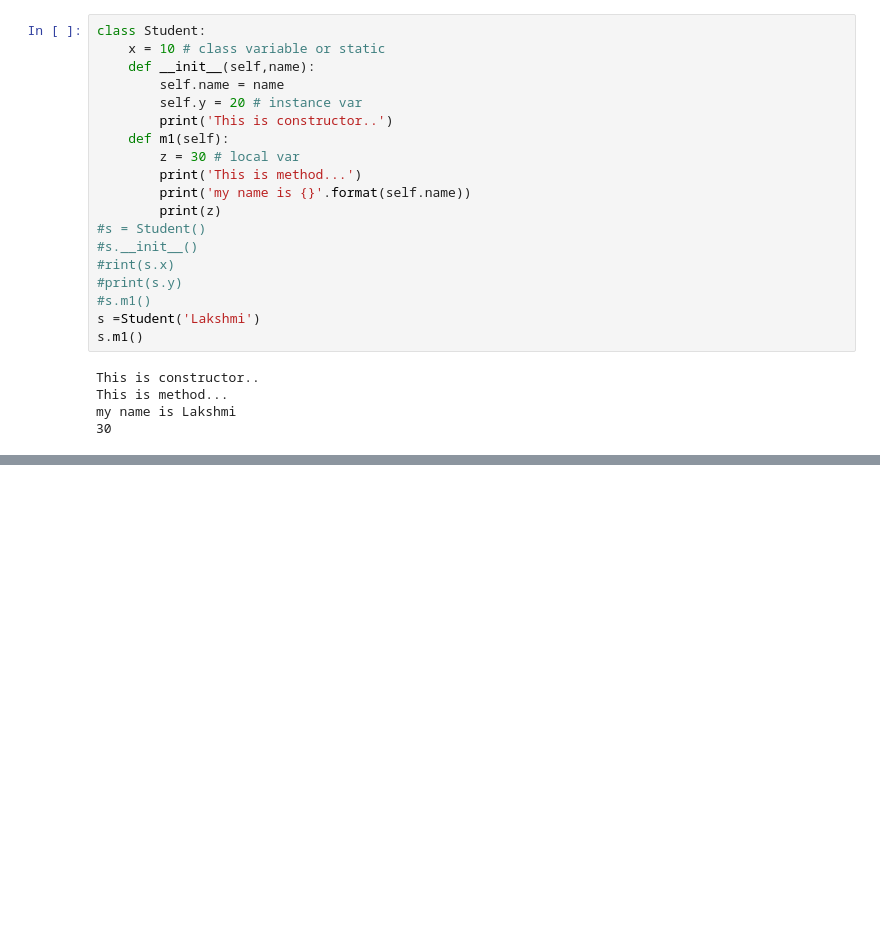
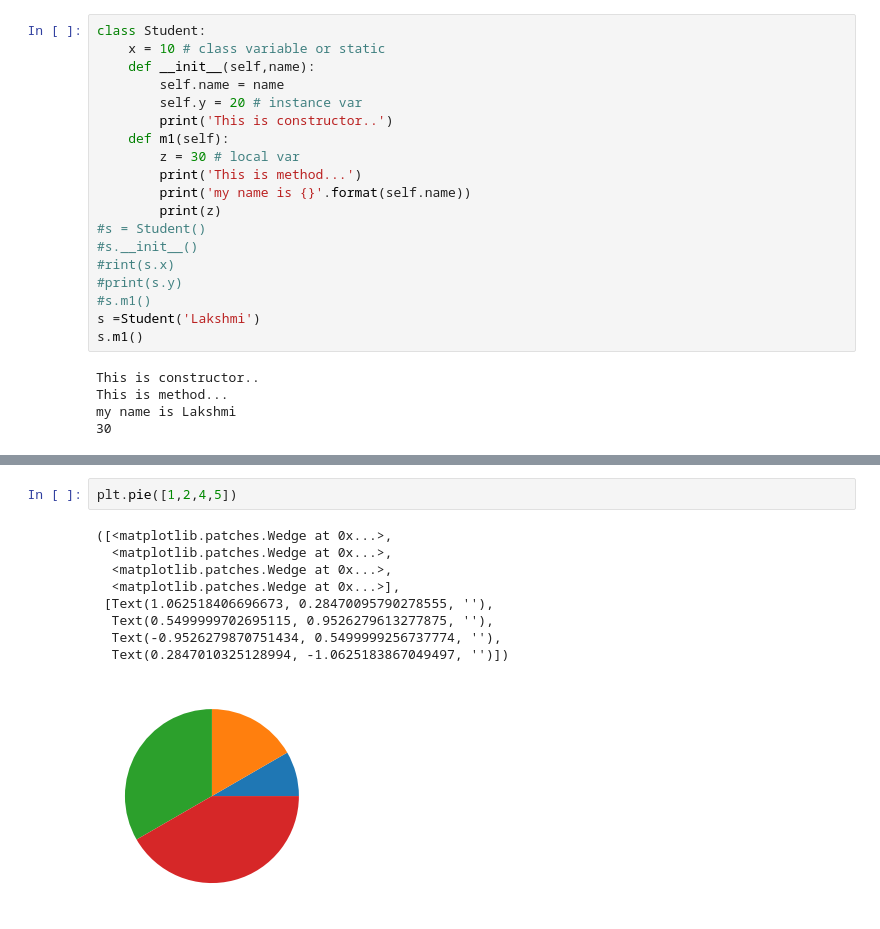
Before and after one commit to lovelylakshmi/python_workshop, a Jupyter notebook: Day-5.ipynb, the cells around one changed output, grey strips where cells are left out. Drawn from its saved outputs; the diff is of its cells as text; blank space fills up the shorter version.

```diff
--- a/Day-5.ipynb
+++ b/Day-5.ipynb
@@ -429,0 +506,12 @@ my name is Lakshmi
+# %%
+plt.pie([1,2,4,5])
+# %% [output]
+([<matplotlib.patches.Wedge at 0x...>,
+  <matplotlib.patches.Wedge at 0x...>,
+  <matplotlib.patches.Wedge at 0x...>,
+  <matplotlib.patches.Wedge at 0x...>],
+ [Text(1.062518406696673, 0.28470095790278555, ''),
+  Text(0.5499999702695115, 0.9526279613277875, ''),
+  Text(-0.9526279870751434, 0.5499999256737774, ''),
+  Text(0.2847010325128994, -1.0625183867049497, '')])
+[figure, added]
```
Also changed, not shown: parts of 7 cells of this notebook.
